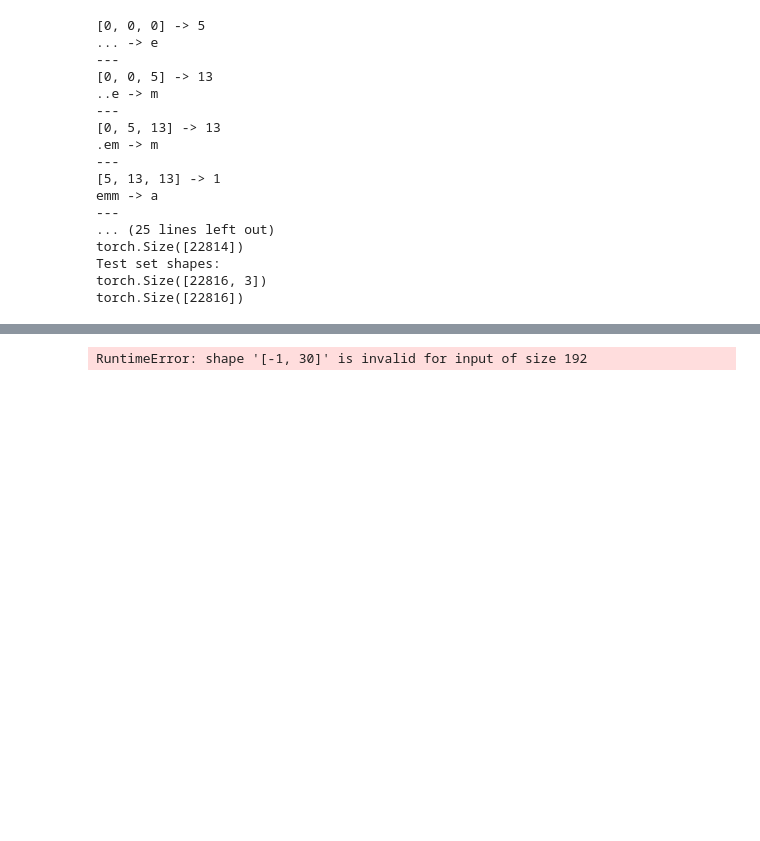
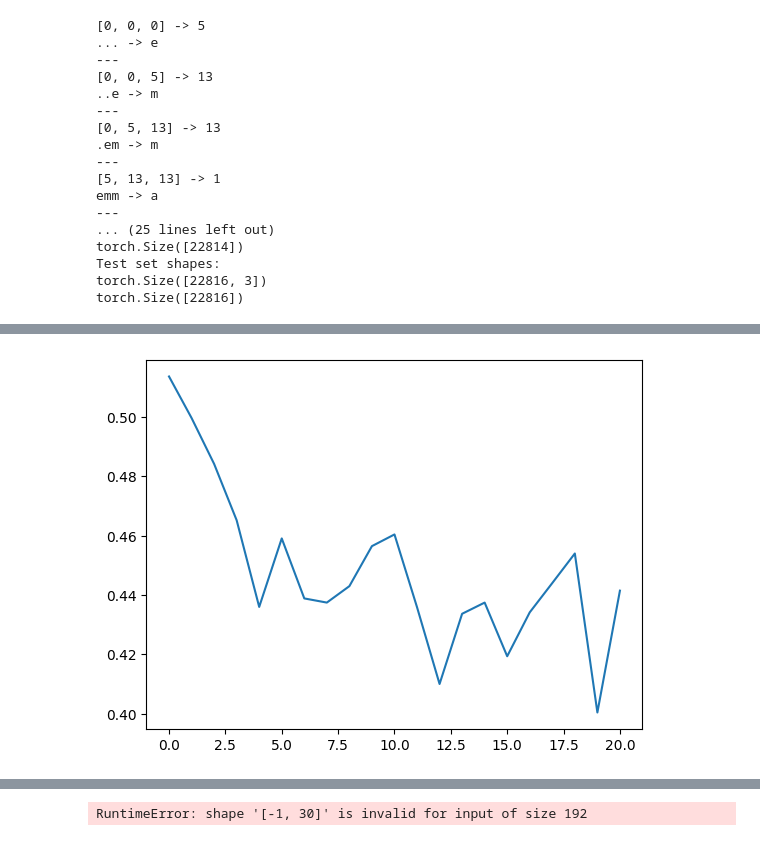
Before and after one commit to shane-kercheval/makemore, a Jupyter notebook: part_2_3_my_code.ipynb, the cells around one changed output, grey strips where cells are left out. Drawn from its saved outputs; the diff is of its cells as text; code cells hidden in the pictures; blank space fills up the shorter version.

```diff
--- a/part_2_3_my_code.ipynb
+++ b/part_2_3_my_code.ipynb
@@ -1143,2 +1181,6 @@ Warning: Embedding dimension greater than 3. Running PCA to extract first three
+# %%
+model.plot_training_losses()
+# %% [output]
+[figure, added]
 # %%
 layers[0].plot_embeddings()
```
Also changed, not shown: parts of 11 cells of this notebook.
